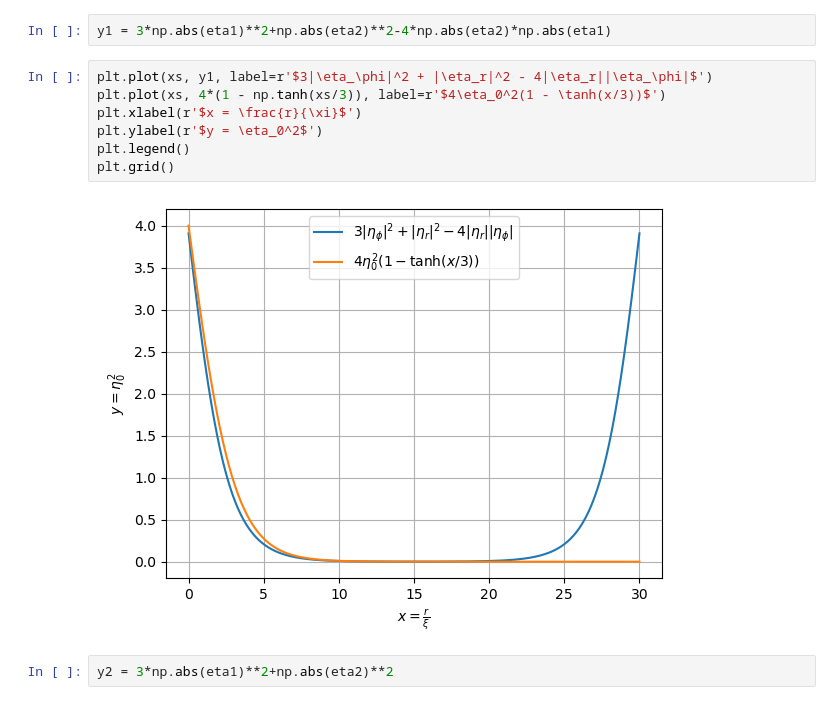
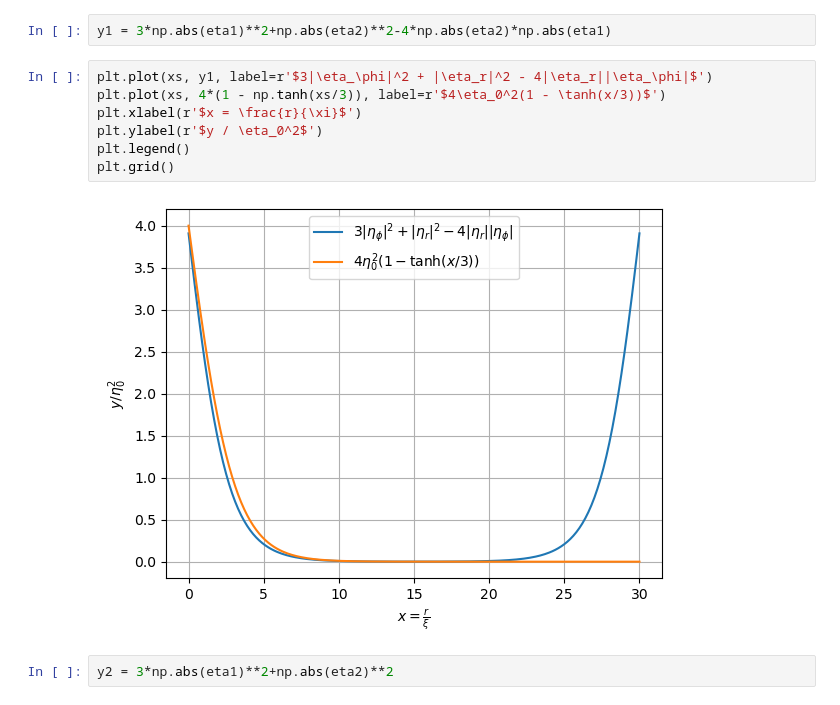
Before and after one commit to junguanghe/annulus_3he_a, a Jupyter notebook: low_flow.ipynb, the cells around one changed output. Cells and saved outputs as stored; diff of their text form.

Commit message:
update figures

```diff
--- a/low_flow.ipynb
+++ b/low_flow.ipynb
@@ -26,12 +26,12 @@ y1 = 3*np.abs(eta1)**2+np.abs(eta2)**2-4*np.abs(eta2)*np.abs(eta1)
 # %%
 plt.plot(xs, y1, label=r'$3|\eta_\phi|^2 + |\eta_r|^2 - 4|\eta_r||\eta_\phi|$')
 plt.plot(xs, 4*(1 - np.tanh(xs/3)), label=r'$4\eta_0^2(1 - \tanh(x/3))$')
 plt.xlabel(r'$x = \frac{r}{\xi}$')
-plt.ylabel(r'$y = \eta_0^2$')
+plt.ylabel(r'$y / \eta_0^2$')
 plt.legend()
 plt.grid()
 # %% [output]
-[figure, old version]
+[figure, new version]
 # %%
 y2 = 3*np.abs(eta1)**2+np.abs(eta2)**2
 # %%
```
Also changed, not shown: parts of 2 cells of this notebook, 5 other files.
